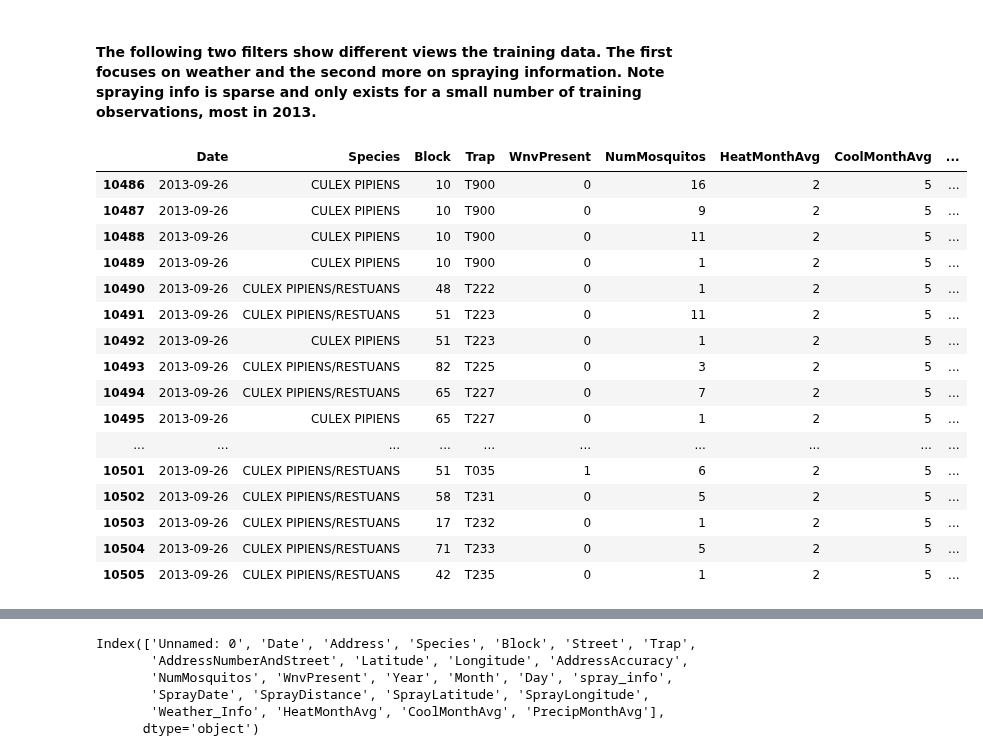
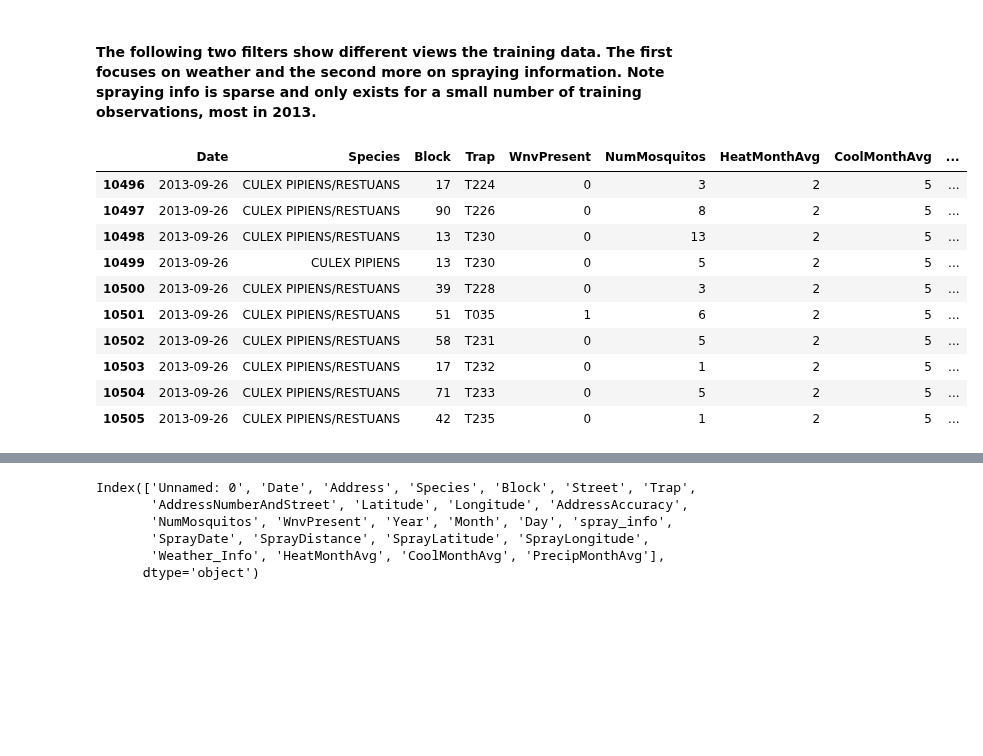
Before and after one commit to reef87/Predicting-West-Nile-Virus-Outbreaks-in-Chicago, a Jupyter notebook: code/project4-k.ipynb, the cells around one changed output, grey strips where cells are left out. Saved outputs shown, nothing was run; the diff lists cells and outputs as text; code cells hidden in the pictures; blank space fills up the shorter version.

Commit message:
Added code for wetbulb and dewpoint.  weather added to test csv

```diff
--- a/code/project4-k.ipynb
+++ b/code/project4-k.ipynb
@@ -489,10 +506,14 @@ memory usage: 77.0 KB
 # %% [markdown]
 #### Get monthly averages
 # %%
-df_weather3 = pd.DataFrame(df_weather2.groupby(['Year', 'Month']).agg({'Heat': 'mean', 'Cool': 'mean', 'PrecipTotal': 'mean'})).reset_index()
+df_weather3 = pd.DataFrame(df_weather2.groupby(['Year', 'Month']).agg({'Heat': 'mean',
+                                                                       'Cool': 'mean', 'PrecipTotal': 'mean',
+                                                                       'DewPoint': 'mean', 'WetBulb': 'mean'})).reset_index()
 print(df_weather3.shape)
 
 # convert back to integers
 df_weather3['Heat'] = round(df_weather3['Heat']).astype('int')
 df_weather3['Cool'] = round(df_weather3['Cool']).astype('int')
+df_weather3['WetBulb'] = round(df_weather3['WetBulb']).astype('int')
+df_weather3['DewPoint'] = round(df_weather3['DewPoint']).astype('int')
 # %% [output]
@@ -536,7 +559,9 @@ def add_weather_data(row):
     precip = str(round(df['PrecipTotal'].values[0], 4))
     heat = str(df['Heat'].values[0])
     cool = str(df['Cool'].values[0])
-    return '|'.join([heat, cool, precip])
+    wetbulb = str(df['WetBulb'].values[0])
+    dew = str(df['DewPoint'].values[0])
+    return '|'.join([heat, cool, precip, wetbulb, dew])
 # %%
 train['Weather_Info'] = train.apply(lambda x: add_weather_data(x), axis=1 )
 # %%
@@ -570,7 +595,17 @@ def get_cool(x):
 def get_precip(x):
     values = x.split('|')
     return values[2]
+
+def get_wetbulb(x):
+    values = x.split('|')
+    return values[3]
+
+def get_dew(x):
+    values = x.split('|')
+    return values[4]
 # %%
 train['HeatMonthAvg'] = train['Weather_Info'].apply(get_heat)
 train['CoolMonthAvg'] = train['Weather_Info'].apply(get_cool)
 train['PrecipMonthAvg'] = train['Weather_Info'].apply(get_precip)
+train['WetBulbMonthAvg'] = train['Weather_Info'].apply(get_wetbulb)
+train['DewPointMonthAvg'] = train['Weather_Info'].apply(get_dew)
@@ -590,20 +665,14 @@ Index(['Date', 'Address', 'Species', 'Block', 'Street', 'Trap',
 # %%
 train[['Date','Species','Block','Trap',
        'WnvPresent','NumMosquitos','HeatMonthAvg',
-       'CoolMonthAvg','PrecipMonthAvg', 'SprayDate']].tail(20)
+       'CoolMonthAvg','PrecipMonthAvg', 'WetBulbMonthAvg', 'DewPointMonthAvg', 'SprayDate']].tail(10)
 # %% [output]
 |  | Date | Species | Block | Trap | WnvPresent | NumMosquitos | HeatMonthAvg | CoolMonthAvg | ... |
-| 10486 | 2013-09-26 | CULEX PIPIENS | 10 | T900 | 0 | 16 | 2 | 5 | ... |
-| 10487 | 2013-09-26 | CULEX PIPIENS | 10 | T900 | 0 | 9 | 2 | 5 | ... |
-| 10488 | 2013-09-26 | CULEX PIPIENS | 10 | T900 | 0 | 11 | 2 | 5 | ... |
-| 10489 | 2013-09-26 | CULEX PIPIENS | 10 | T900 | 0 | 1 | 2 | 5 | ... |
-| 10490 | 2013-09-26 | CULEX PIPIENS/RESTUANS | 48 | T222 | 0 | 1 | 2 | 5 | ... |
-| 10491 | 2013-09-26 | CULEX PIPIENS/RESTUANS | 51 | T223 | 0 | 11 | 2 | 5 | ... |
-| 10492 | 2013-09-26 | CULEX PIPIENS | 51 | T223 | 0 | 1 | 2 | 5 | ... |
-| 10493 | 2013-09-26 | CULEX PIPIENS/RESTUANS | 82 | T225 | 0 | 3 | 2 | 5 | ... |
-| 10494 | 2013-09-26 | CULEX PIPIENS/RESTUANS | 65 | T227 | 0 | 7 | 2 | 5 | ... |
-| 10495 | 2013-09-26 | CULEX PIPIENS | 65 | T227 | 0 | 1 | 2 | 5 | ... |
-| ... | ... | ... | ... | ... | ... | ... | ... | ... | ... |
+| 10496 | 2013-09-26 | CULEX PIPIENS/RESTUANS | 17 | T224 | 0 | 3 | 2 | 5 | ... |
+| 10497 | 2013-09-26 | CULEX PIPIENS/RESTUANS | 90 | T226 | 0 | 8 | 2 | 5 | ... |
+| 10498 | 2013-09-26 | CULEX PIPIENS/RESTUANS | 13 | T230 | 0 | 13 | 2 | 5 | ... |
+| 10499 | 2013-09-26 | CULEX PIPIENS | 13 | T230 | 0 | 5 | 2 | 5 | ... |
+| 10500 | 2013-09-26 | CULEX PIPIENS/RESTUANS | 39 | T228 | 0 | 3 | 2 | 5 | ... |
 | 10501 | 2013-09-26 | CULEX PIPIENS/RESTUANS | 51 | T035 | 1 | 6 | 2 | 5 | ... |
 | 10502 | 2013-09-26 | CULEX PIPIENS/RESTUANS | 58 | T231 | 0 | 5 | 2 | 5 | ... |
 | 10503 | 2013-09-26 | CULEX PIPIENS/RESTUANS | 17 | T232 | 0 | 1 | 2 | 5 | ... |
```
Also changed, not shown: parts of 26 cells of this notebook.
